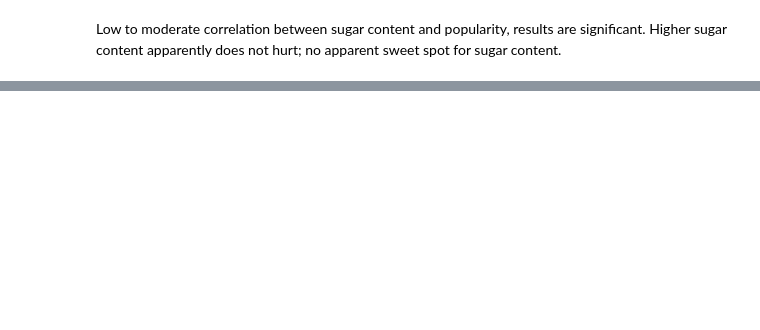
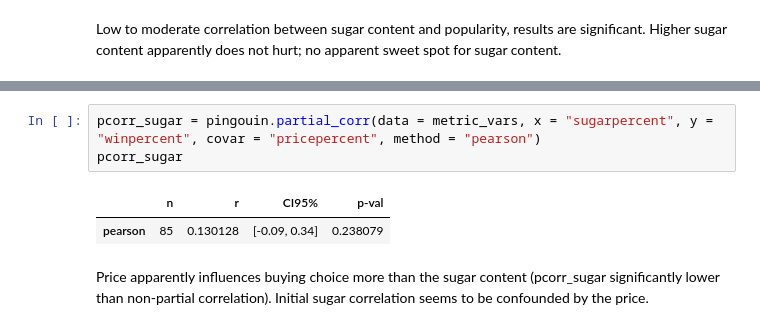
Before and after one commit to michelekorosec/CandyPopularity, a Jupyter notebook: CandyPopularity.ipynb, the cells around one changed output, grey strips where cells are left out. Drawn from its saved outputs; the diff is of its cells as text; blank space fills up the shorter version.

```diff
--- a/CandyPopularity.ipynb
+++ b/CandyPopularity.ipynb
@@ -118,0 +184,8 @@ Low to moderate correlation between sugar content and popularity, results are si
+# %%
+pcorr_sugar = pingouin.partial_corr(data = metric_vars, x = "sugarpercent", y = "winpercent", covar = "pricepercent", method = "pearson")
+pcorr_sugar
+# %% [output]
+|  | n | r | CI95% | p-val |
+| pearson | 85 | 0.130128 | [-0.09, 0.34] | 0.238079 |
+# %% [markdown]
+Price apparently influences buying choice more than the sugar content (pcorr_sugar significantly lower than non-partial correlation). Initial sugar correlation seems to be confounded by the price.
```
Also changed, not shown: parts of 10 cells of this notebook.
